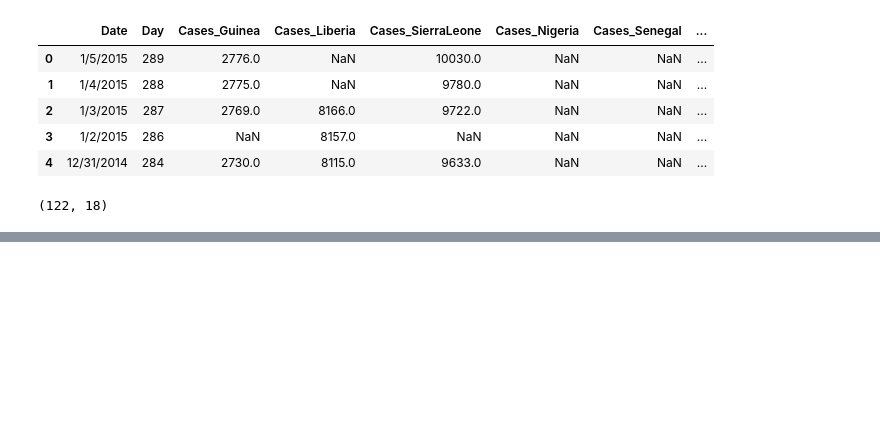
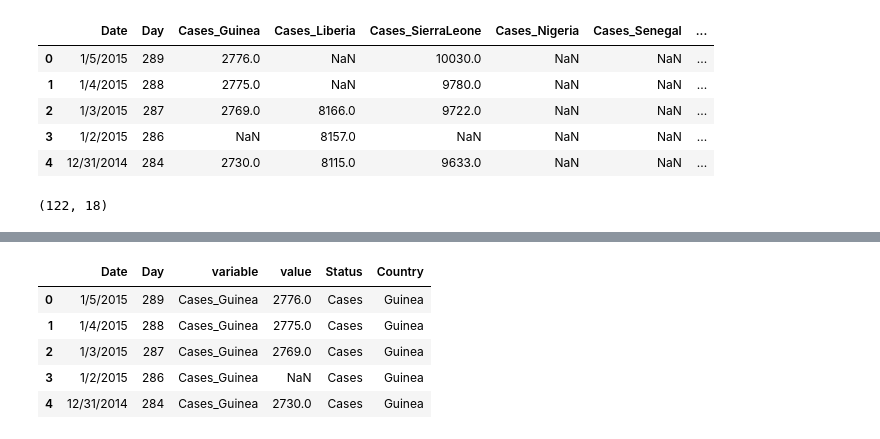
Before and after one commit to yusuf-uthman/data-wrangling-using-pandas, a Jupyter notebook: data_clean.ipynb, the cells around one changed output, grey strips where cells are left out. Saved outputs shown, nothing was run; the diff lists cells and outputs as text; code cells hidden in the pictures; blank space fills up the shorter version.

Commit message:
splitted a column that stores two bits of information

```diff
--- a/data_clean.ipynb
+++ b/data_clean.ipynb
@@ -268,5 +279,5 @@ ebola.shape
 # %% [output]
 (122, 18)
 # %%
-ebola.melt = pd.melt (ebola,
+ebola_melt = pd.melt (ebola,
                       id_vars = ["Date","Day"])
@@ -293,0 +299,3 @@ ebola.melt
+# %%
+variable_split = ebola_melt["variable"].str.split("_")
+variable_split
@@ -293,0 +360,12 @@ ebola.melt
+# %%
+ebola_melt["Status"] = variable_split.str.get(0)
+ebola_melt["Country"] = variable_split.str.get(1)
+# %%
+ebola_melt.head()
+# %% [output]
+|  | Date | Day | variable | value | Status | Country |
+| 0 | 1/5/2015 | 289 | Cases_Guinea | 2776.0 | Cases | Guinea |
+| 1 | 1/4/2015 | 288 | Cases_Guinea | 2775.0 | Cases | Guinea |
+| 2 | 1/3/2015 | 287 | Cases_Guinea | 2769.0 | Cases | Guinea |
+| 3 | 1/2/2015 | 286 | Cases_Guinea | NaN | Cases | Guinea |
+| 4 | 12/31/2014 | 284 | Cases_Guinea | 2730.0 | Cases | Guinea |
```
Also changed, not shown: parts of 12 cells of this notebook.
